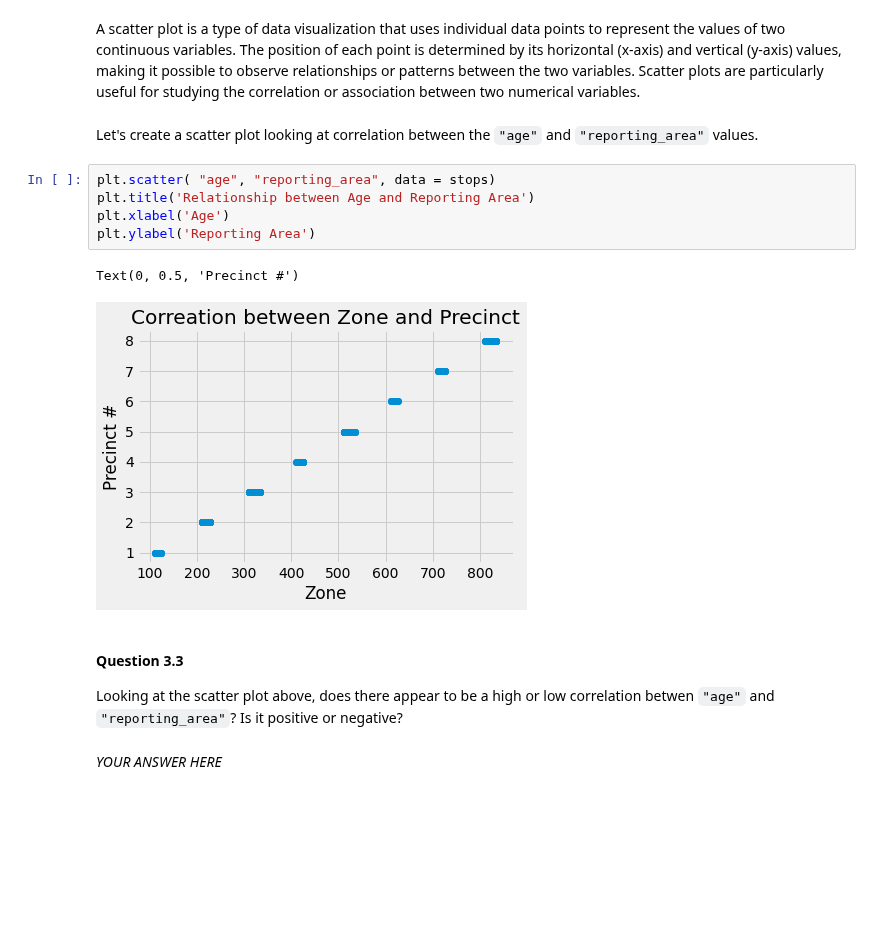
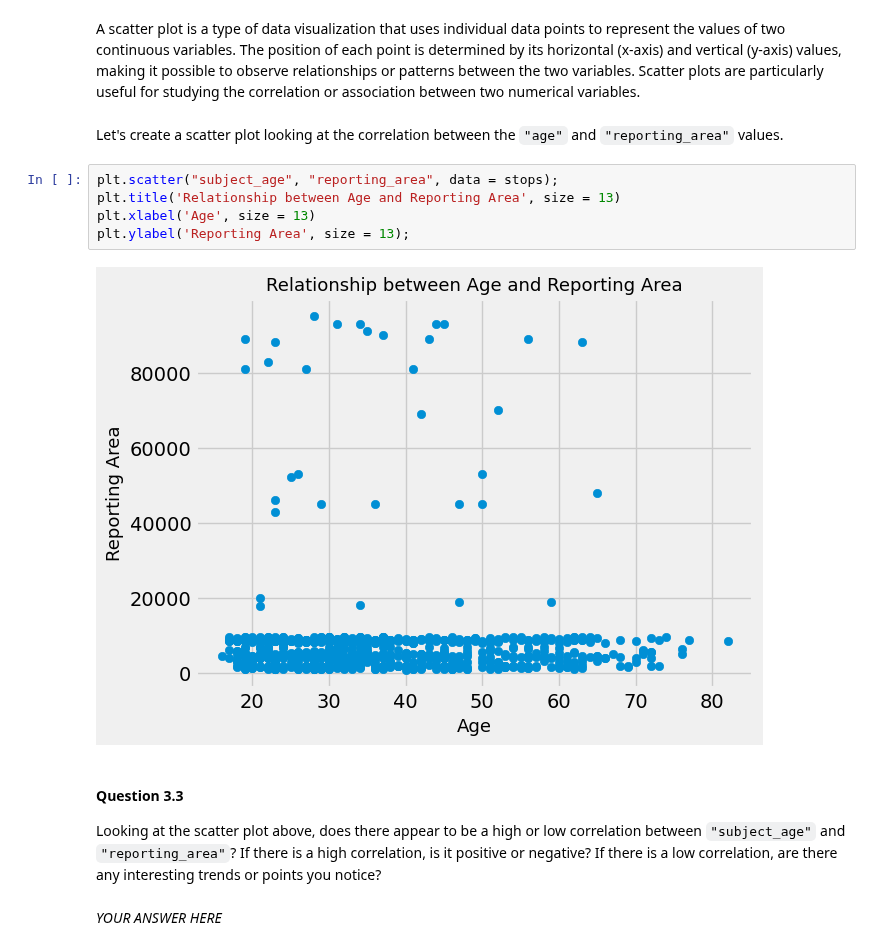
Before and after one commit to ds-modules/Legalst-123, a Jupyter notebook: labs/04_Probability Distributions, Bootstrap, and Confidence Intervals/04_Visualizatio_SummaryStatistics_Aggregations.ipynb, the cells around one changed output. Drawn from its saved outputs; the diff is of its cells as text; blank space fills up the shorter version.

```diff
--- a/labs/04_Probability Distributions, Bootstrap, and Confidence Intervals/04_Visualizatio_SummaryStatistics_Aggregations.ipynb
+++ b/labs/04_Probability Distributions, Bootstrap, and Confidence Intervals/04_Visualizatio_SummaryStatistics_Aggregations.ipynb
@@ -367,19 +395,18 @@ Create a horizontal bar graph to compare different categories of `"violation"`.
 # %% [markdown]
 A scatter plot is a type of data visualization that uses individual data points to represent the values of two continuous variables. The position of each point is determined by its horizontal (x-axis) and vertical (y-axis) values, making it possible to observe relationships or patterns between the two variables. Scatter plots are particularly useful for studying the correlation or association between two numerical variables.
 # %% [markdown]
-Let's create a scatter plot looking at correlation between the `"age"` and `"reporting_area"` values.
+Let's create a scatter plot looking at the correlation between the `"age"` and `"reporting_area"` values.
 # %%
-plt.scatter( "age", "reporting_area", data = stops)
-plt.title('Relationship between Age and Reporting Area')
-plt.xlabel('Age')
-plt.ylabel('Reporting Area')
+plt.scatter("subject_age", "reporting_area", data = stops);
+plt.title('Relationship between Age and Reporting Area', size = 13)
+plt.xlabel('Age', size = 13)
+plt.ylabel('Reporting Area', size = 13);
 # %% [output]
-Text(0, 0.5, 'Precinct #')
-[figure, old version]
+[figure, new version]
 # %% [markdown]
 #### **Question 3.3**
 
-Looking at the scatter plot above, does there appear to be a high or low correlation betwen `"age"` and `"reporting_area"`? Is it positive or negative?
+Looking at the scatter plot above, does there appear to be a high or low correlation between `"subject_age"` and `"reporting_area"`? If there is a high correlation, is it positive or negative? If there is a low correlation, are there any interesting trends or points you notice?
 # %% [markdown]
 _YOUR ANSWER HERE_
 # %% [markdown]
```
Also changed, not shown: parts of 54 cells of this notebook.
